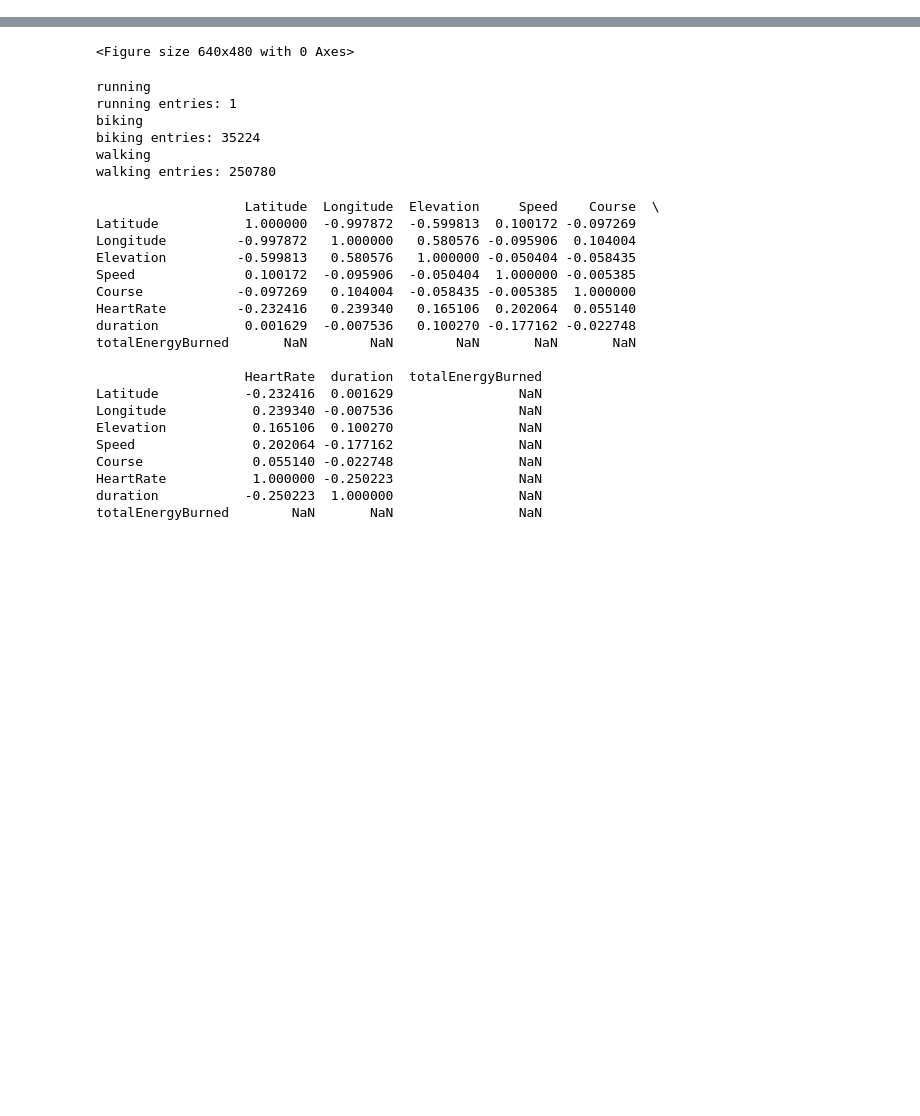
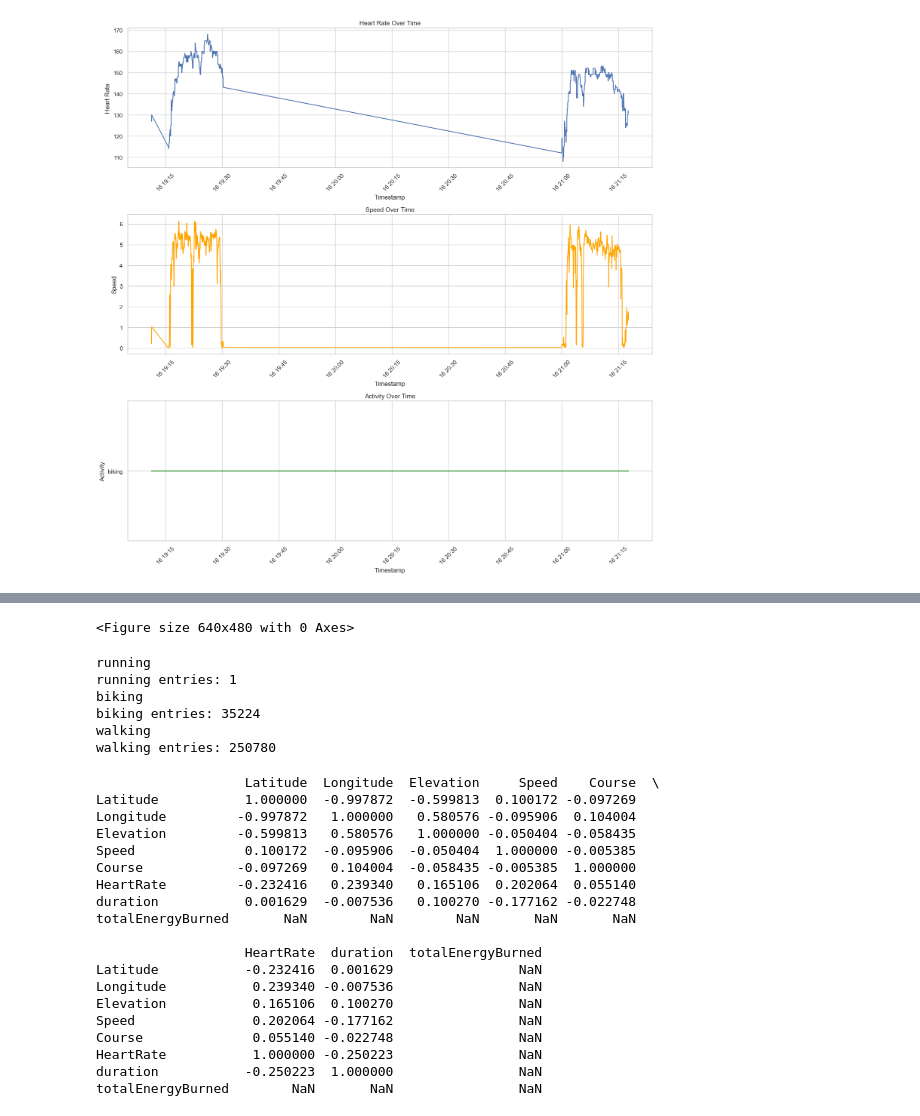
Before and after one commit to TKendel/MLQL, a Jupyter notebook: MLQL.ipynb, the cells around one changed output, grey strips where cells are left out. Drawn from its saved outputs; the diff is of its cells as text; code cells hidden in the pictures; blank space fills up the shorter version.

```diff
--- a/MLQL.ipynb
+++ b/MLQL.ipynb
@@ -53,5 +53,47 @@ Row count: 286005
 
 Column count: 10
+# %%
+import pandas as pd
+import matplotlib.pyplot as plt
+
+# Assuming 'data' is your DataFrame and 'Timestamp' is the column with datetime information
+data['Timestamp'] = pd.to_datetime(data['Timestamp'])
+
+# Filter data for a specific day, for example, April 12, 2024
+start_date = '2024-05-16'
+end_date = '2024-05-17'  # The end_date is exclusive, so it filters until the end of April 12
+
+filtered_data = data[(data['Timestamp'] >= start_date) & (data['Timestamp'] < end_date)]
+
+plt.figure(figsize=(15, 15))
+
+plt.subplot(3, 1, 1)
+plt.plot(filtered_data['Timestamp'], filtered_data['HeartRate'], label='Heart Rate')
+plt.xlabel('Timestamp')
+plt.ylabel('Heart Rate')
+plt.title('Heart Rate Over Time')
+plt.xticks(rotation=45)
+
+plt.subplot(3, 1, 2)
+plt.plot(filtered_data['Timestamp'], filtered_data['Speed'], label='Speed', color='orange')
+plt.xlabel('Timestamp')
+plt.ylabel('Speed')
+plt.title('Speed Over Time')
+plt.xticks(rotation=45)
+
+plt.subplot(3, 1, 3)
+plt.plot(filtered_data['Timestamp'], filtered_data['Activity'], label='Activity', color='green')
+plt.xlabel('Timestamp')
+plt.ylabel('Activity')
+plt.title('Activity Over Time')
+plt.xticks(rotation=45)
+
+plt.tight_layout()
+file_name = f"graphs/timeSeriesOfData_single_day.png"
+plt.savefig(file_name)
+plt.show()
+# %% [output]
+[figure, added]
 # %%
 import matplotlib.pyplot as plt
 import seaborn as sns
```
Also changed, not shown: parts of 4 cells of this notebook, 8 other files.
